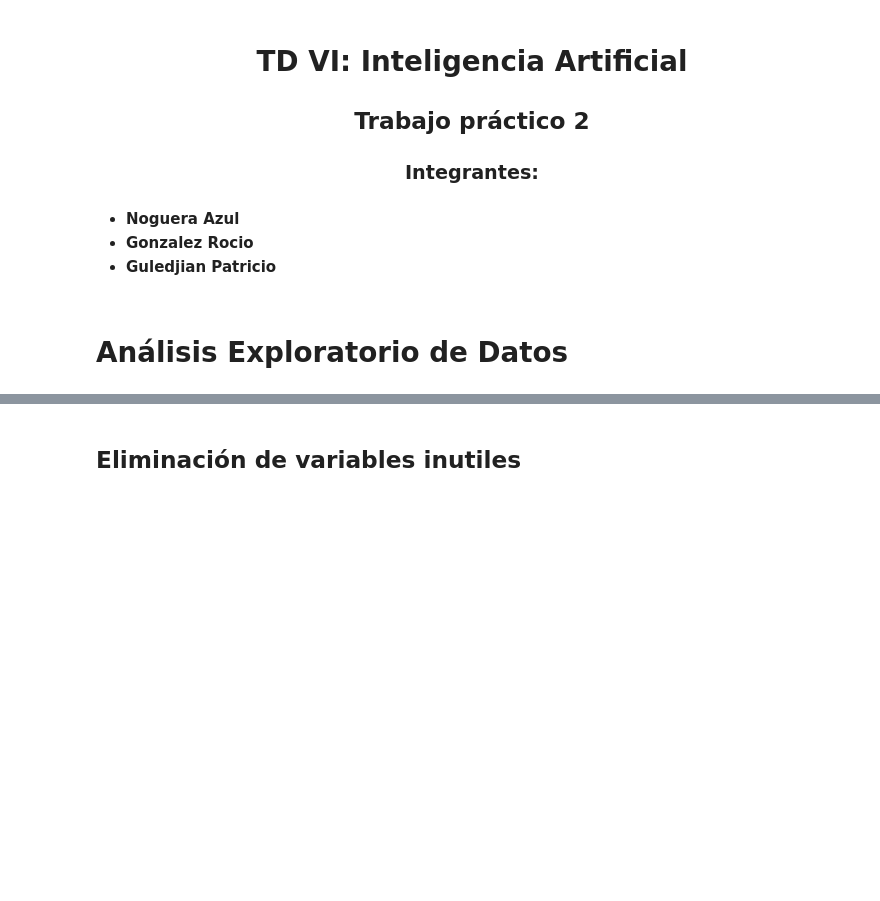
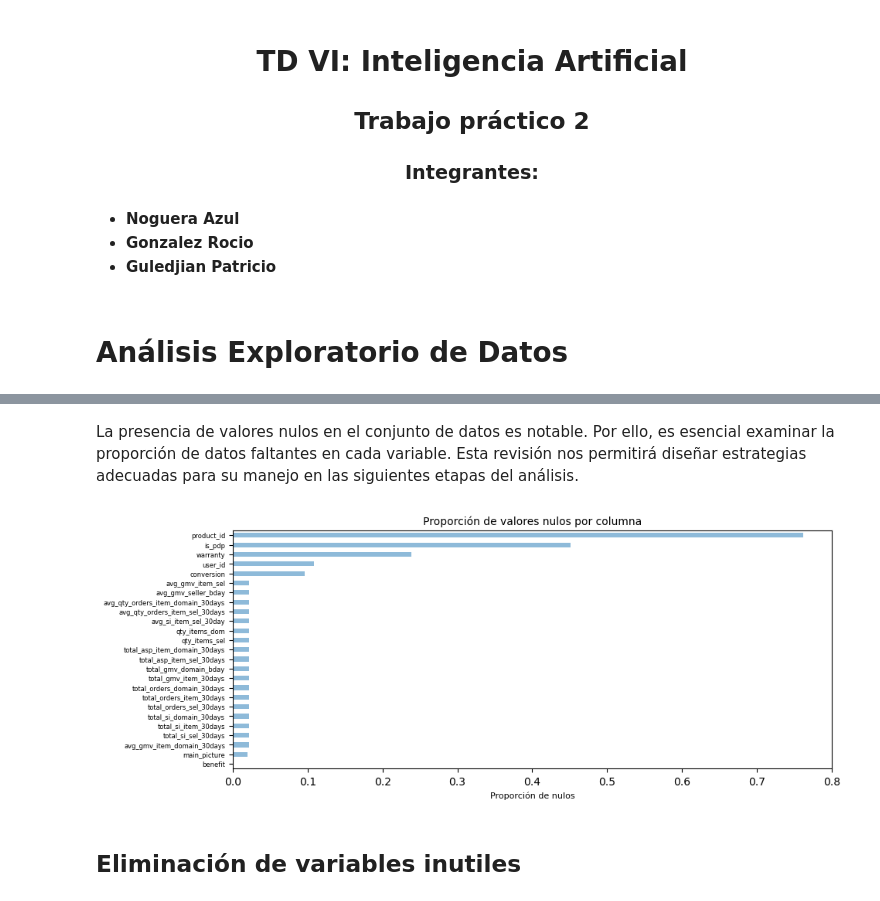
Before and after one commit to azulnogueraa/Prediccion_de_Conversion_IA, a Jupyter notebook: analisis.ipynb, the cells around one changed output, grey strips where cells are left out. Cells and saved outputs as stored; diff of their text form; code cells hidden in the pictures; blank space fills up the shorter version.

```diff
--- a/analisis.ipynb
+++ b/analisis.ipynb
@@ -62,3 +82,26 @@ df = pd.read_csv("competition_data.csv")
+# %% [markdown]
+La presencia de valores nulos en el conjunto de datos es notable. Por ello, es esencial examinar la proporción de datos faltantes en cada variable. Esta revisión nos permitirá diseñar estrategias adecuadas para su manejo en las siguientes etapas del análisis.
+# %%
+# Calcula la proporción de nulos para cada columna
+null_proportion = df.isnull().mean()
+
+# Eliminar 'row_id' de la serie
+null_proportion = null_proportion.drop('ROW_ID', errors='ignore')
+
+# Filtrar para mantener sólo las columnas con alguna proporción de nulos
+null_proportion = null_proportion[null_proportion > 0]
+
+# Ordenar en orden descendente
+null_proportion = null_proportion.sort_values(ascending=True)
+
+plt.figure(figsize=(10, 4))
+null_proportion.plot(kind='barh', color='#8ebad9')
+plt.title('Proporción de valores nulos por columna', fontsize=10)
+plt.xlabel('Proporción de nulos', fontsize=8)
+plt.yticks(fontsize=6)
+plt.show()
+# %% [output]
+[figure, added]
 # %% [markdown]
 ## Eliminación de variables inutiles
 # %% [markdown]
```
Also changed, not shown: parts of 49 cells of this notebook, 6 other files.
